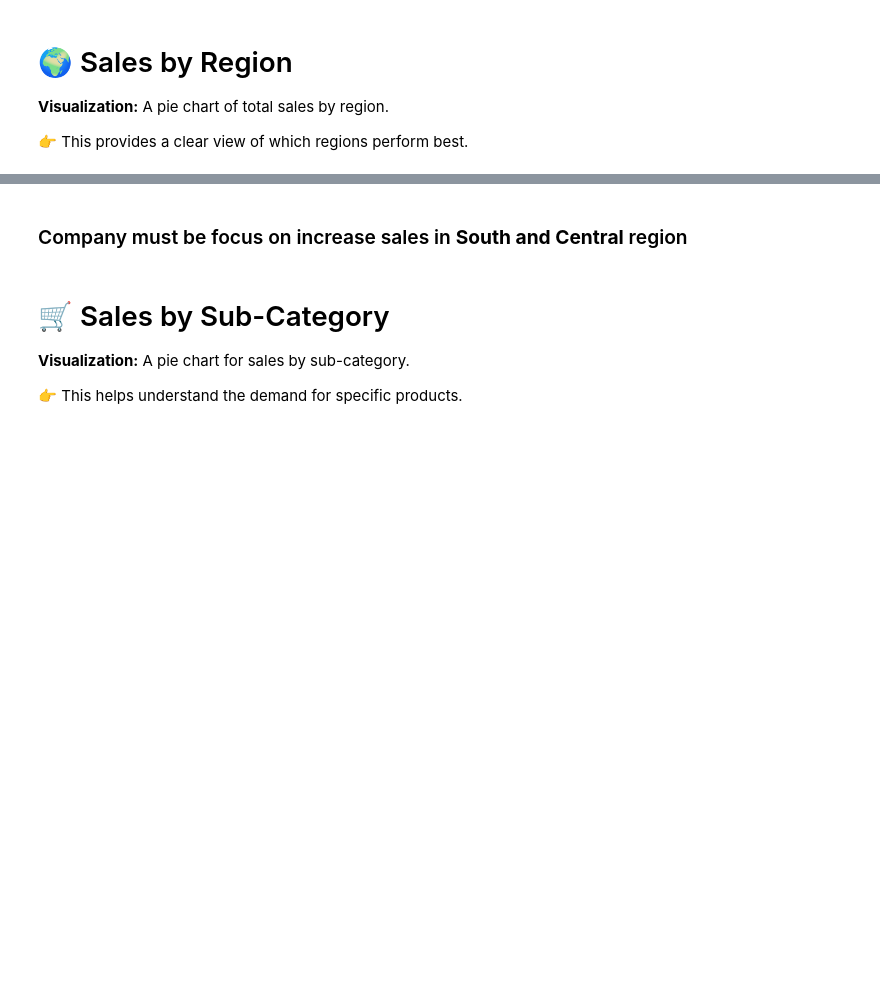
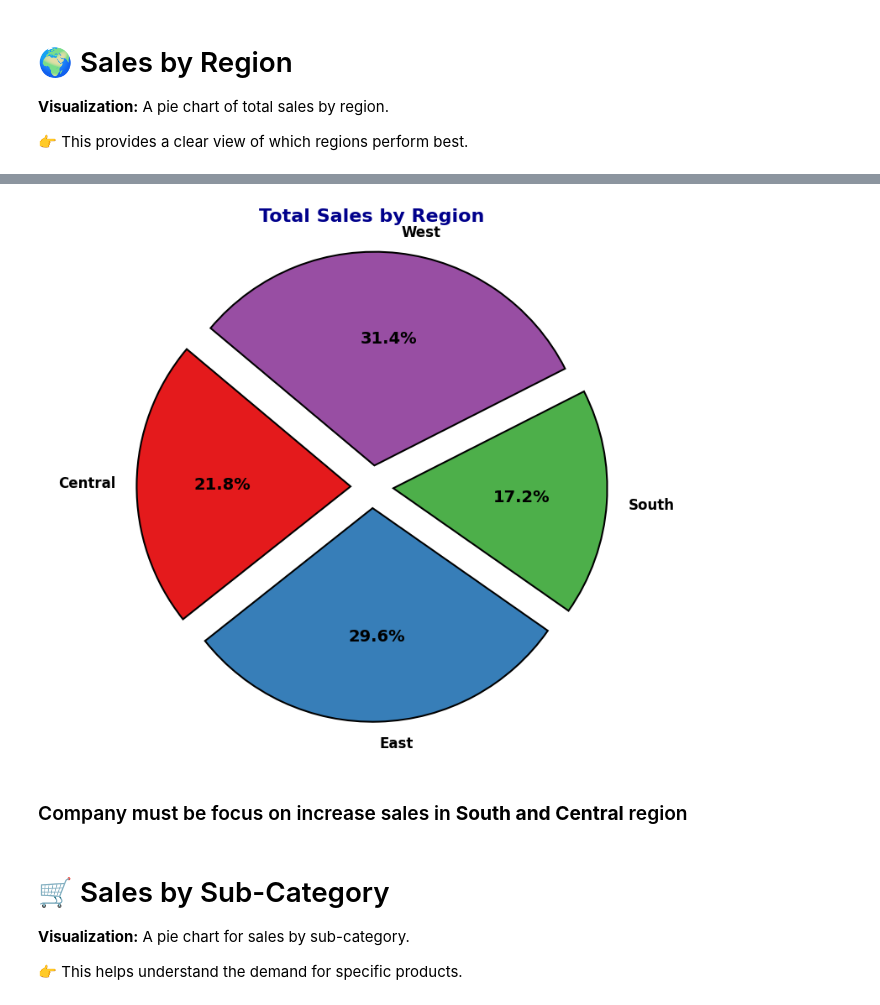
Before and after one commit to maimunul/Mental-Health-Data-Kaggle-Competition-S4-E11, a Jupyter notebook: supermarket-sales-usa-trends-forecasts.ipynb, the cells around one changed output, grey strips where cells are left out. Saved outputs shown, nothing was run; the diff lists cells and outputs as text; code cells hidden in the pictures; blank space fills up the shorter version.

```diff
--- a/supermarket-sales-usa-trends-forecasts.ipynb
+++ b/supermarket-sales-usa-trends-forecasts.ipynb
@@ -176,6 +275,36 @@ fig4 = px.pie(sales_by_region, names='Region', values='Sales', title='Total Sale
 fig4.show()
 # %% [output]
 [interactive output not drawn]
+# %%
+sales_by_region = df.groupby('Region')['Sales'].sum().reset_index()
+sns.set_theme(style="white", palette="muted")
+fig, ax = plt.subplots(figsize=(10, 8))
+colors = sns.color_palette("Set1", len(sales_by_region))
+
+explode = [0.1] * len(sales_by_region)
+
+wedges, texts, autotexts = ax.pie(
+    sales_by_region['Sales'],
+    labels=sales_by_region['Region'],
+    autopct='%1.1f%%',
+    startangle=140,
+    colors=colors,
+    explode=explode,
+    textprops={'fontsize': 12, 'fontweight': 'bold', 'color': 'black'},
+    wedgeprops={'edgecolor': 'black', 'linewidth': 1.5}
+)
+
+for autotext in autotexts:
+    autotext.set_fontsize(14)
+    autotext.set_fontweight('bold')
+
+plt.title('Total Sales by Region', fontsize=16, fontweight='bold', color='darkblue')
+
+plt.axis('equal')
+
+plt.show()
+# %% [output]
+[figure, added]
 # %% [markdown]
 ### Company must be focus on increase sales in **South and Central** region
 # %% [markdown]
```
Also changed, not shown: parts of 10 cells of this notebook.
